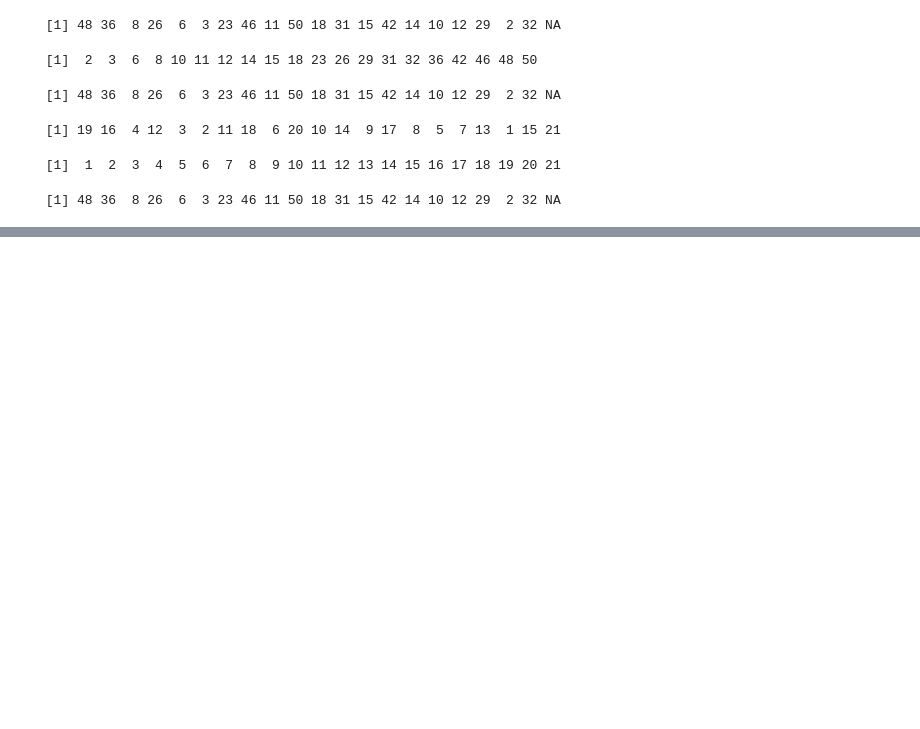
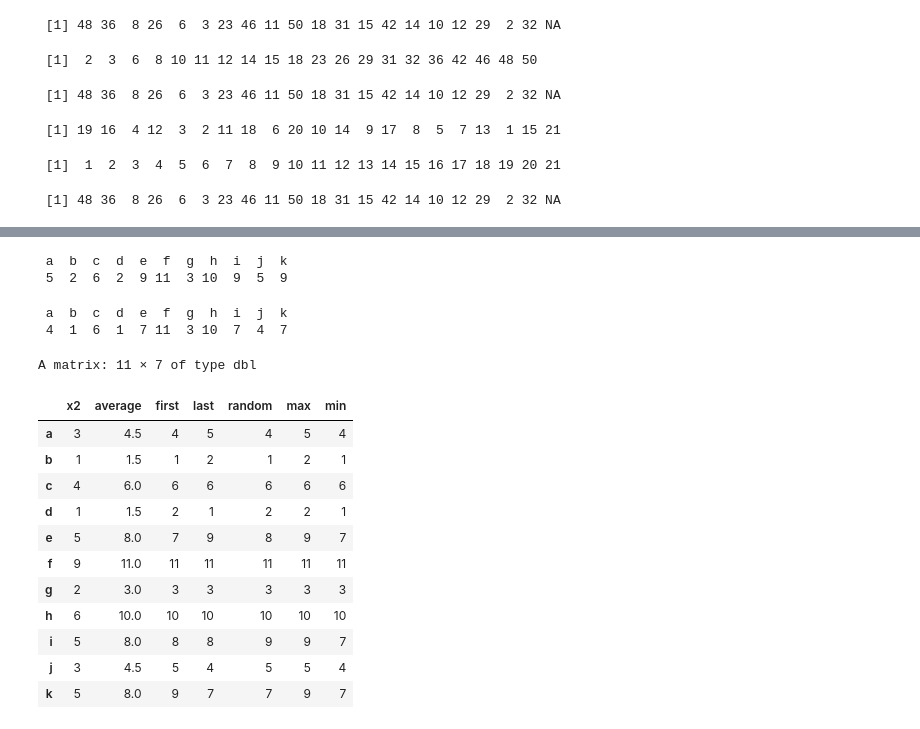
Before and after one commit to gyujin0450/RPRG, a Jupyter notebook: p124_주요내장함수.ipynb, the cells around one changed output, grey strips where cells are left out. Saved outputs shown, nothing was run; the diff lists cells and outputs as text; code cells hidden in the pictures; blank space fills up the shorter version.

```diff
--- a/p124_주요내장함수.ipynb
+++ b/p124_주요내장함수.ipynb
@@ -143,0 +154,6 @@ v2[sort(rank(v2))]
+# %%
+x2 <- c(3, 1, 4, 1, 5, 9, 2, 6, 5, 3, 5)
+names(x2) <- letters[1:11]
+x2
+r2 <- rank(x2)
+r2
@@ -143,0 +183,29 @@ v2[sort(rank(v2))]
+# %%
+## keep ties ties, no average
+(rma <- rank(x2, ties.method= "max"))  # as used classically
+(rmi <- rank(x2, ties.method= "min"))  # as in Sports
+stopifnot(rma + rmi == round(r2 + r2))
+# %% [output]
+ a  b  c  d  e  f  g  h  i  j  k
+ 5  2  6  2  9 11  3 10  9  5  9
+ a  b  c  d  e  f  g  h  i  j  k
+ 4  1  6  1  7 11  3 10  7  4  7
+# %%
+## Comparing all tie.methods:
+tMeth <- eval(formals(rank)$ties.method)
+rx2 <- sapply(tMeth, function(M) rank(x2, ties.method=M))
+cbind(x2, rx2)
+# %% [output]
+A matrix: 11 × 7 of type dbl
+|  | x2 | average | first | last | random | max | min |
+| a | 3 | 4.5 | 4 | 5 | 4 | 5 | 4 |
+| b | 1 | 1.5 | 1 | 2 | 1 | 2 | 1 |
+| c | 4 | 6.0 | 6 | 6 | 6 | 6 | 6 |
+| d | 1 | 1.5 | 2 | 1 | 2 | 2 | 1 |
+| e | 5 | 8.0 | 7 | 9 | 8 | 9 | 7 |
+| f | 9 | 11.0 | 11 | 11 | 11 | 11 | 11 |
+| g | 2 | 3.0 | 3 | 3 | 3 | 3 | 3 |
+| h | 6 | 10.0 | 10 | 10 | 10 | 10 | 10 |
+| i | 5 | 8.0 | 8 | 8 | 9 | 9 | 7 |
+| j | 3 | 4.5 | 5 | 4 | 5 | 5 | 4 |
+| k | 5 | 8.0 | 9 | 7 | 7 | 9 | 7 |
```
Also changed, not shown: parts of 8 cells of this notebook.
